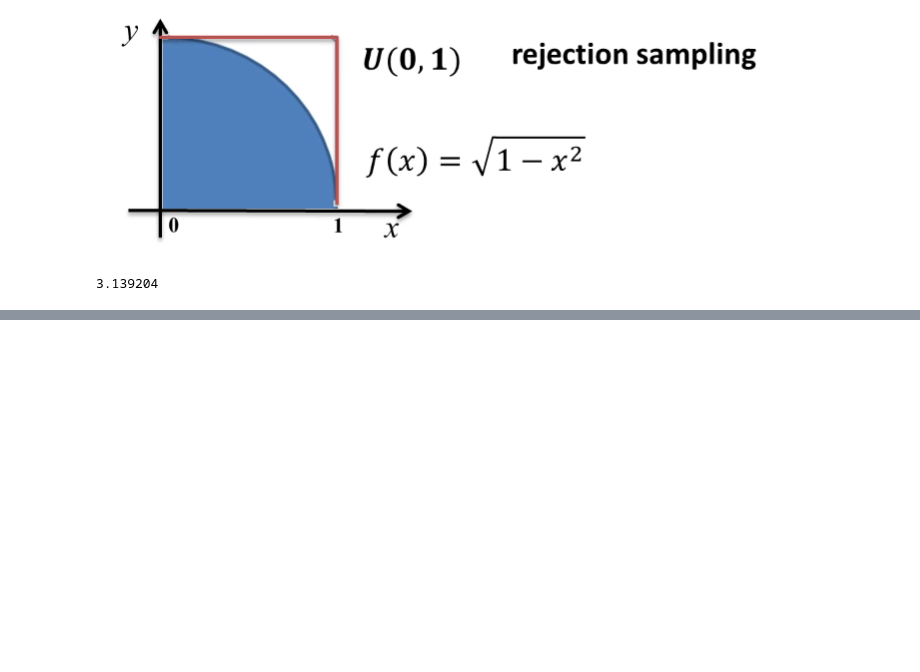
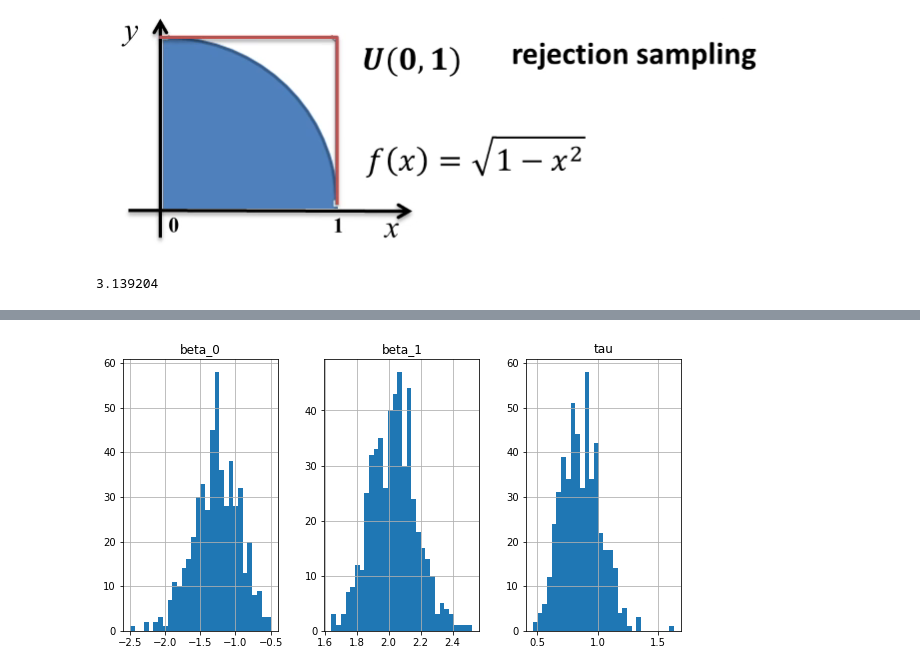
Before and after one commit to Pludaggerto/LearnAndTest, a Jupyter notebook: code/demoMCMC.ipynb, the cells around one changed output, grey strips where cells are left out. Cells and saved outputs as stored; diff of their text form; code cells hidden in the pictures; blank space fills up the shorter version.

```diff
--- a/code/demoMCMC.ipynb
+++ b/code/demoMCMC.ipynb
@@ -289,0 +486,5 @@ solve_int(f, 0, 5, 100000)
+# %%
+trace_burnt = trace[500:999]
+hist_plot = trace_burnt.hist(bins = 30, layout = (1,3))
+# %% [output]
+[figure, added]
```
Also changed, not shown: parts of 10 cells of this notebook.
